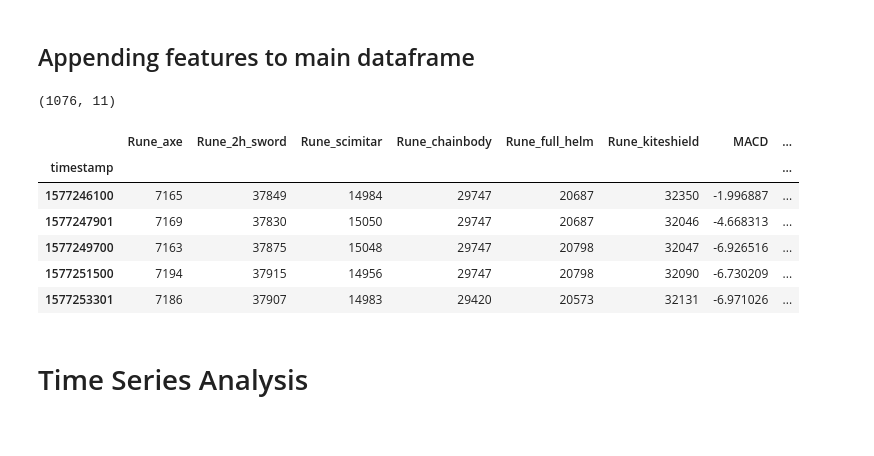
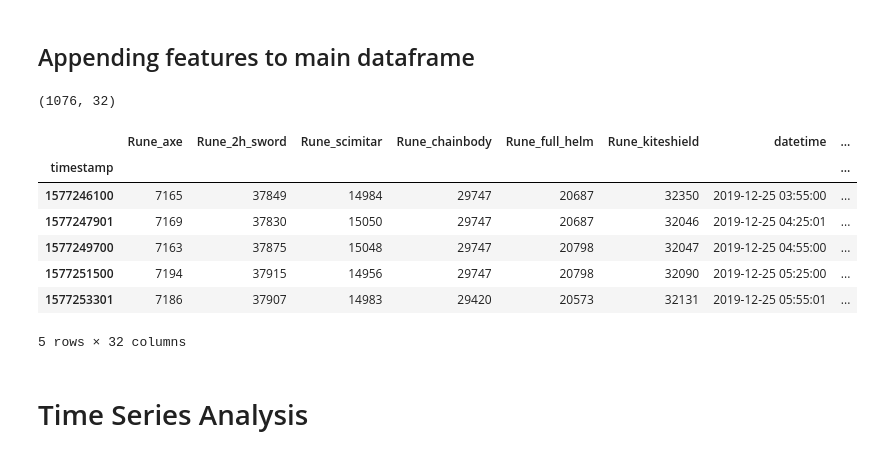
Before and after one commit to chriskok/GEPrediction-OSRS, a Jupyter notebook: ge_time_series_part3.ipynb, the cells around one changed output. Cells and saved outputs as stored; diff of their text form; code cells hidden in the pictures.

```diff
--- a/ge_time_series_part3.ipynb
+++ b/ge_time_series_part3.ipynb
@@ -95,0 +99,8 @@ finance_features.head()
+# %%
+sell_average = pd.read_csv("data/rsbuddy/sell_average.csv")
+sell_average = sell_average.set_index('timestamp')
+sell_average = sell_average.drop_duplicates()
+sell_average = sell_average[items_selected].replace(to_replace=0, method='ffill')
+print(sell_average.shape)
+sell_average.columns = [str(col) + '_sa' for col in sell_average.columns]
+sell_average.head()
@@ -95,0 +116,8 @@ finance_features.head()
+# %%
+buy_quantity = pd.read_csv("data/rsbuddy/buy_quantity.csv")
+buy_quantity = buy_quantity.set_index('timestamp')
+buy_quantity = buy_quantity.drop_duplicates()
+buy_quantity = buy_quantity[items_selected].replace(to_replace=0, method='ffill')
+print(buy_quantity.shape)
+buy_quantity.columns = [str(col) + '_bq' for col in buy_quantity.columns]
+buy_quantity.head()
@@ -95,0 +133,8 @@ finance_features.head()
+# %%
+sell_quantity = pd.read_csv("data/rsbuddy/sell_quantity.csv")
+sell_quantity = sell_quantity.set_index('timestamp')
+sell_quantity = sell_quantity.drop_duplicates()
+sell_quantity = sell_quantity[items_selected].replace(to_replace=0, method='ffill')
+print(sell_quantity.shape)
+sell_quantity.columns = [str(col) + '_sq' for col in sell_quantity.columns]
+sell_quantity.head()
@@ -95,0 +152,6 @@ finance_features.head()
+# %%
+df['datetime'] = df.index
+df['datetime'] = pd.to_datetime(df['datetime'], unit='s')
+df['dayofweek'] = df['datetime'].dt.dayofweek
+df['hour'] = df['datetime'].dt.hour
+df.head()
@@ -96,19 +166,20 @@ finance_features.head()
 # %% [markdown]
 ## Appending features to main dataframe
 # %%
-df = pd.concat([df,finance_features], axis=1)
+df = pd.concat([df,finance_features, sell_average, buy_quantity, sell_quantity], axis=1)
 df = df.dropna()
 print(df.shape)
 df.head()
 # %% [output]
-(1076, 11)
+(1076, 32)
-|  | Rune_axe | Rune_2h_sword | Rune_scimitar | Rune_chainbody | Rune_full_helm | Rune_kiteshield | MACD | ... |
+|  | Rune_axe | Rune_2h_sword | Rune_scimitar | Rune_chainbody | Rune_full_helm | Rune_kiteshield | datetime | ... |
 | timestamp |  |  |  |  |  |  |  | ... |
-| 1577246100 | 7165 | 37849 | 14984 | 29747 | 20687 | 32350 | -1.996887 | ... |
-| 1577247901 | 7169 | 37830 | 15050 | 29747 | 20687 | 32046 | -4.668313 | ... |
-| 1577249700 | 7163 | 37875 | 15048 | 29747 | 20798 | 32047 | -6.926516 | ... |
-| 1577251500 | 7194 | 37915 | 14956 | 29747 | 20798 | 32090 | -6.730209 | ... |
-| 1577253301 | 7186 | 37907 | 14983 | 29420 | 20573 | 32131 | -6.971026 | ... |
+| 1577246100 | 7165 | 37849 | 14984 | 29747 | 20687 | 32350 | 2019-12-25 03:55:00 | ... |
+| 1577247901 | 7169 | 37830 | 15050 | 29747 | 20687 | 32046 | 2019-12-25 04:25:01 | ... |
+| 1577249700 | 7163 | 37875 | 15048 | 29747 | 20798 | 32047 | 2019-12-25 04:55:00 | ... |
+| 1577251500 | 7194 | 37915 | 14956 | 29747 | 20798 | 32090 | 2019-12-25 05:25:00 | ... |
+| 1577253301 | 7186 | 37907 | 14983 | 29420 | 20573 | 32131 | 2019-12-25 05:55:01 | ... |
+5 rows × 32 columns
 # %% [markdown]
 # Time Series Analysis
 # %%
```
Also changed, not shown: parts of 24 cells of this notebook.
